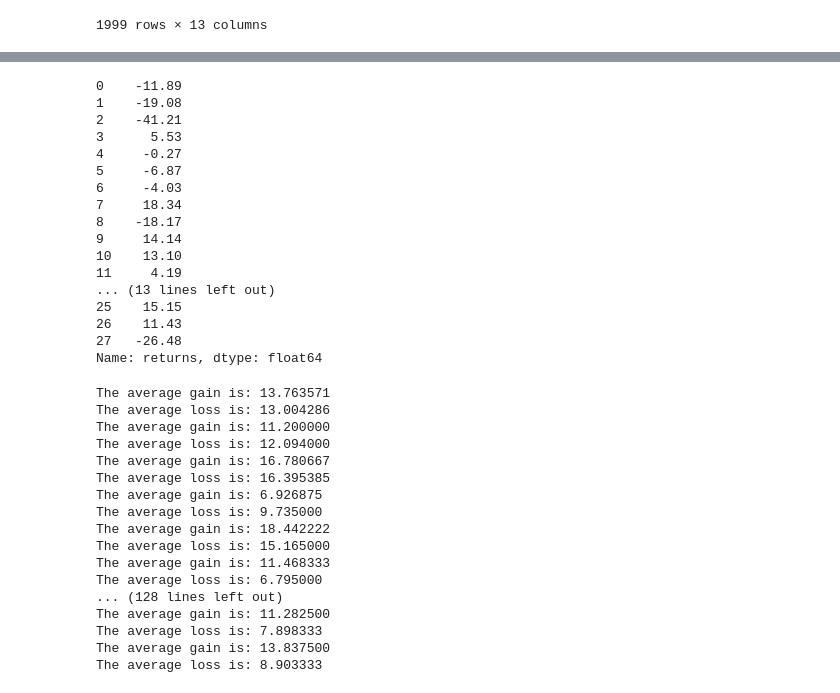
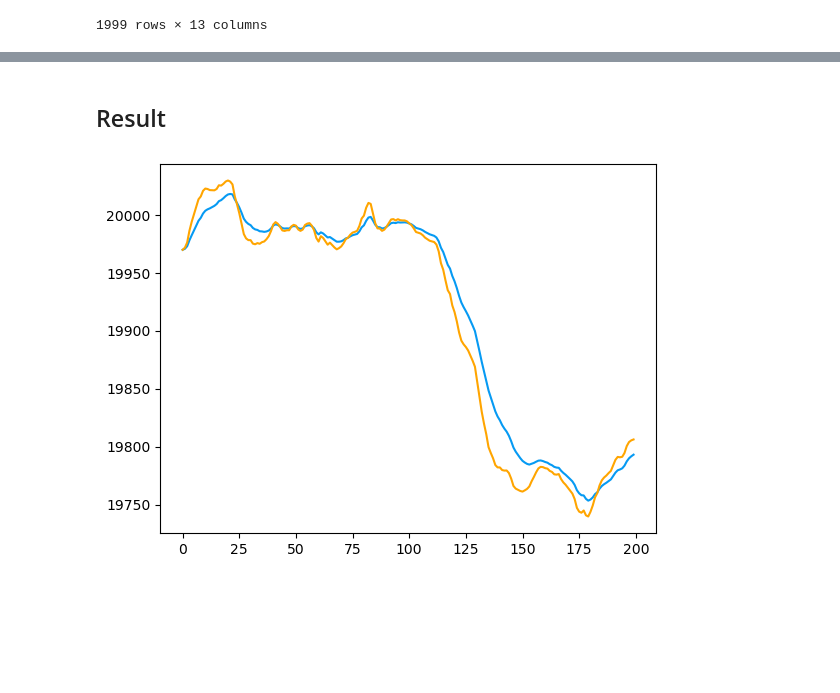
Before and after one commit to pehcy/binoculars, a Jupyter notebook: src/notebook/bot.ipynb, the cells around one changed output, grey strips where cells are left out. Saved outputs shown, nothing was run; the diff lists cells and outputs as text; code cells hidden in the pictures; blank space fills up the shorter version.

```diff
--- a/src/notebook/bot.ipynb
+++ b/src/notebook/bot.ipynb
@@ -98,40 +44,0 @@ The average loss is: 7.963846
-# %%
-df['returns'].iloc[0:28]
-# %% [output]
-0    -11.89
-1    -19.08
-2    -41.21
-3      5.53
-4     -0.27
-5     -6.87
-6     -4.03
-7     18.34
-8    -18.17
-9     14.14
-10    13.10
-11     4.19
-... (13 lines left out)
-25    15.15
-26    11.43
-27   -26.48
-Name: returns, dtype: float64
-# %%
-arr2 = split_blocks(df['returns'], 28)
-# %% [output]
-The average gain is: 13.763571
-The average loss is: 13.004286
-The average gain is: 11.200000
-The average loss is: 12.094000
-The average gain is: 16.780667
-The average loss is: 16.395385
-The average gain is: 6.926875
-The average loss is: 9.735000
-The average gain is: 18.442222
-The average loss is: 15.165000
-The average gain is: 11.468333
-The average loss is: 6.795000
-... (128 lines left out)
-The average gain is: 11.282500
-The average loss is: 7.898333
-The average gain is: 13.837500
-The average loss is: 8.903333
@@ -137,0 +47,11 @@ The average loss is: 8.903333
+# %% [markdown]
+## Result
+# %%
+ewma_long = df['Close'].iloc[0:200].ewm(span=INIT_LONG_EMA, adjust=False).mean()
+ewma_short = df['Close'].iloc[0:200].ewm(span=INIT_SHORT_EMA, adjust=False).mean()
+
+plt.plot(ewma_long, '-', color='#069AF3')
+plt.plot(ewma_short, '-', color='#FFA500')
+plt.show()
+# %% [output]
+[figure, added]
```
Also changed, not shown: parts of 5 cells of this notebook, 1 other file.
